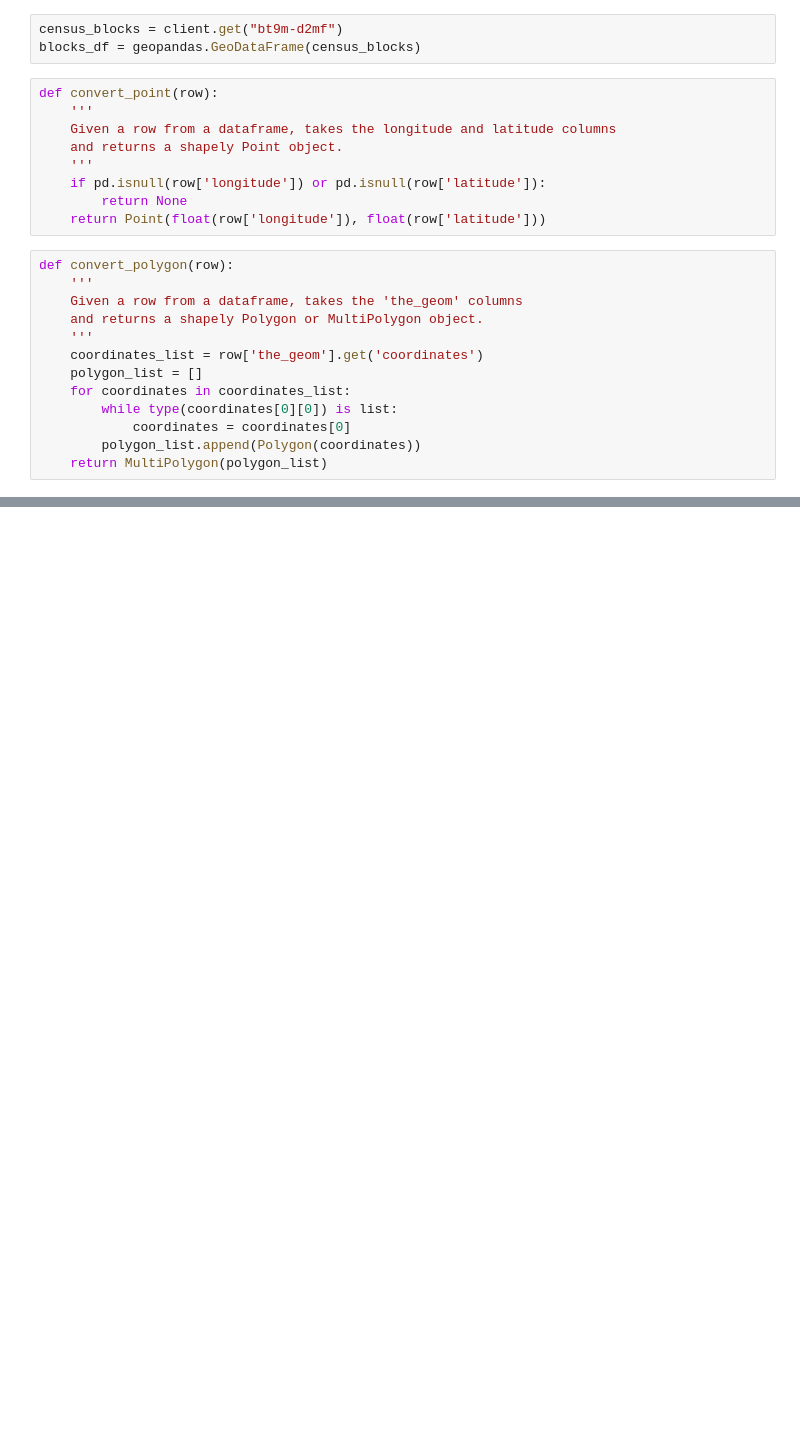
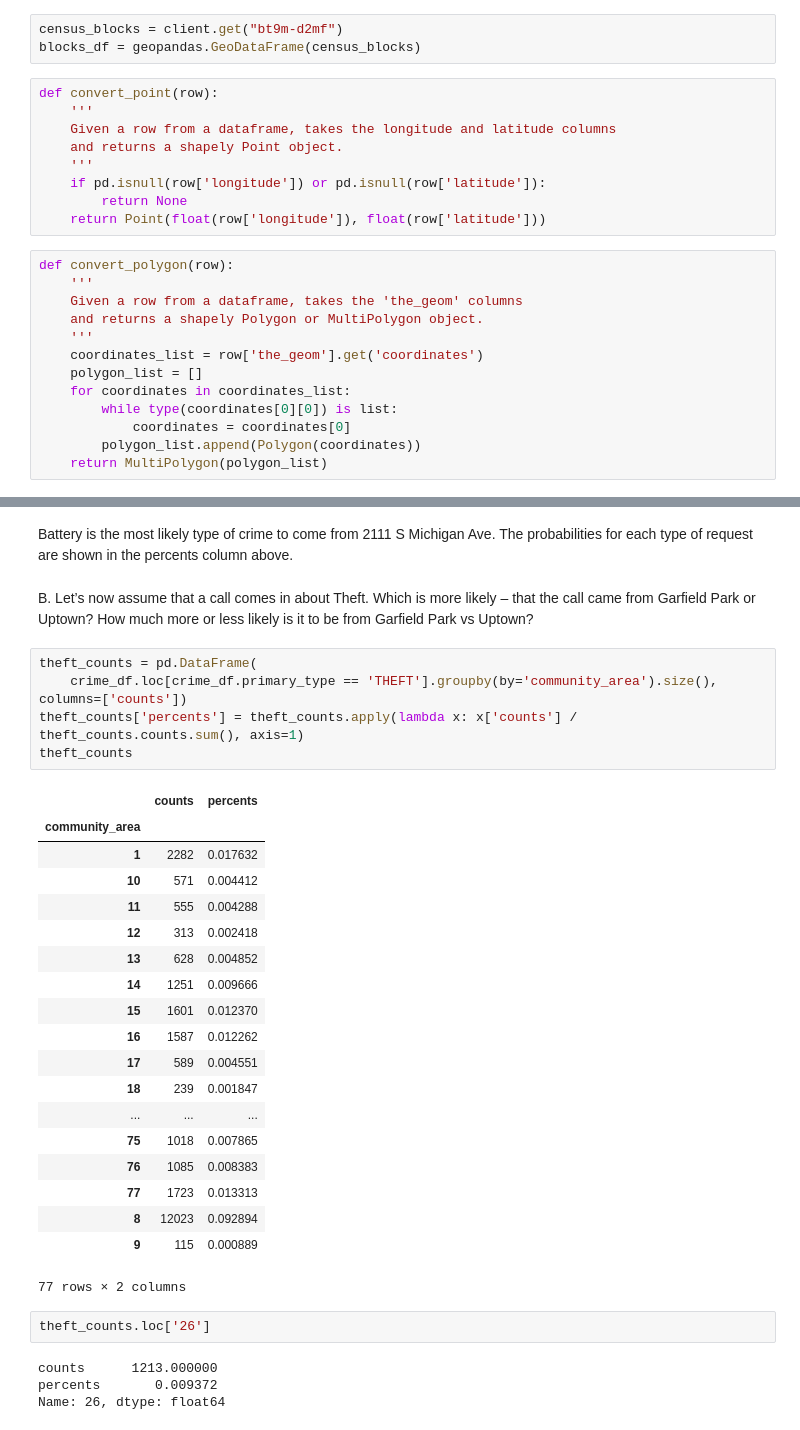
Before and after one commit to chankrista/mlforpublicpolicy, a Jupyter notebook: Assignment 1.ipynb, the cells around one changed output, grey strips where cells are left out. Drawn from its saved outputs; the diff is of its cells as text; blank space fills up the shorter version.

```diff
--- a/Assignment 1.ipynb
+++ b/Assignment 1.ipynb
@@ -64,0 +206,36 @@ Total crimes in 2017 was 268,098 and total crimes in 2018 was 266,272.
+# %% [markdown]
+Battery is the most likely type of crime to come from 2111 S Michigan Ave.
+The probabilities for each type of request are shown in the percents column above.
+# %% [markdown]
+B. Let’s now assume that a call comes in about Theft. Which is more likely – that the call came from Garfield Park or Uptown? How much more or less likely is it to be from Garfield Park vs Uptown?
+# %%
+theft_counts = pd.DataFrame(
+    crime_df.loc[crime_df.primary_type == 'THEFT'].groupby(by='community_area').size(), columns=['counts'])
+theft_counts['percents'] = theft_counts.apply(lambda x: x['counts'] / theft_counts.counts.sum(), axis=1)
+theft_counts
+# %% [output]
+|  | counts | percents |
+| community_area |  |  |
+| 1 | 2282 | 0.017632 |
+| 10 | 571 | 0.004412 |
+| 11 | 555 | 0.004288 |
+| 12 | 313 | 0.002418 |
+| 13 | 628 | 0.004852 |
+| 14 | 1251 | 0.009666 |
+| 15 | 1601 | 0.012370 |
+| 16 | 1587 | 0.012262 |
+| 17 | 589 | 0.004551 |
+| 18 | 239 | 0.001847 |
+| ... | ... | ... |
+| 75 | 1018 | 0.007865 |
+| 76 | 1085 | 0.008383 |
+| 77 | 1723 | 0.013313 |
+| 8 | 12023 | 0.092894 |
+| 9 | 115 | 0.000889 |
+77 rows × 2 columns
+# %%
+theft_counts.loc['26']
+# %% [output]
+counts      1213.000000
+percents       0.009372
+Name: 26, dtype: float64
```
Also changed, not shown: parts of 35 cells of this notebook.
